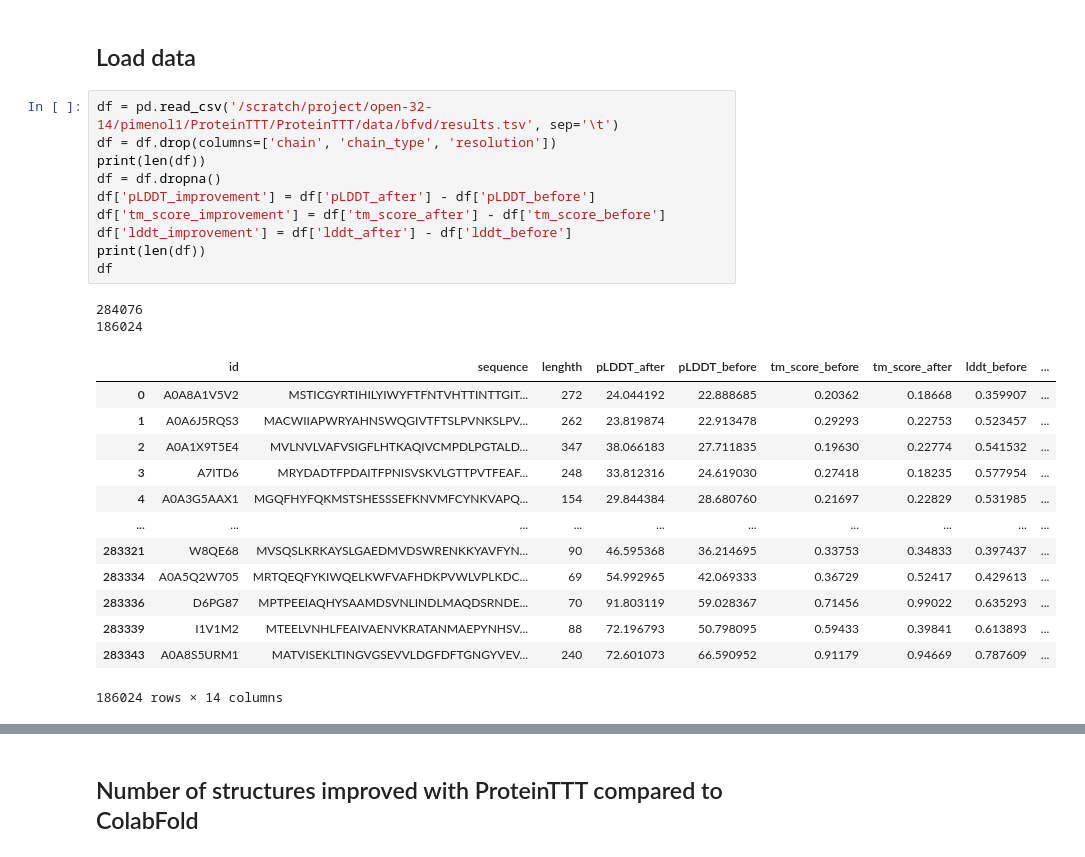
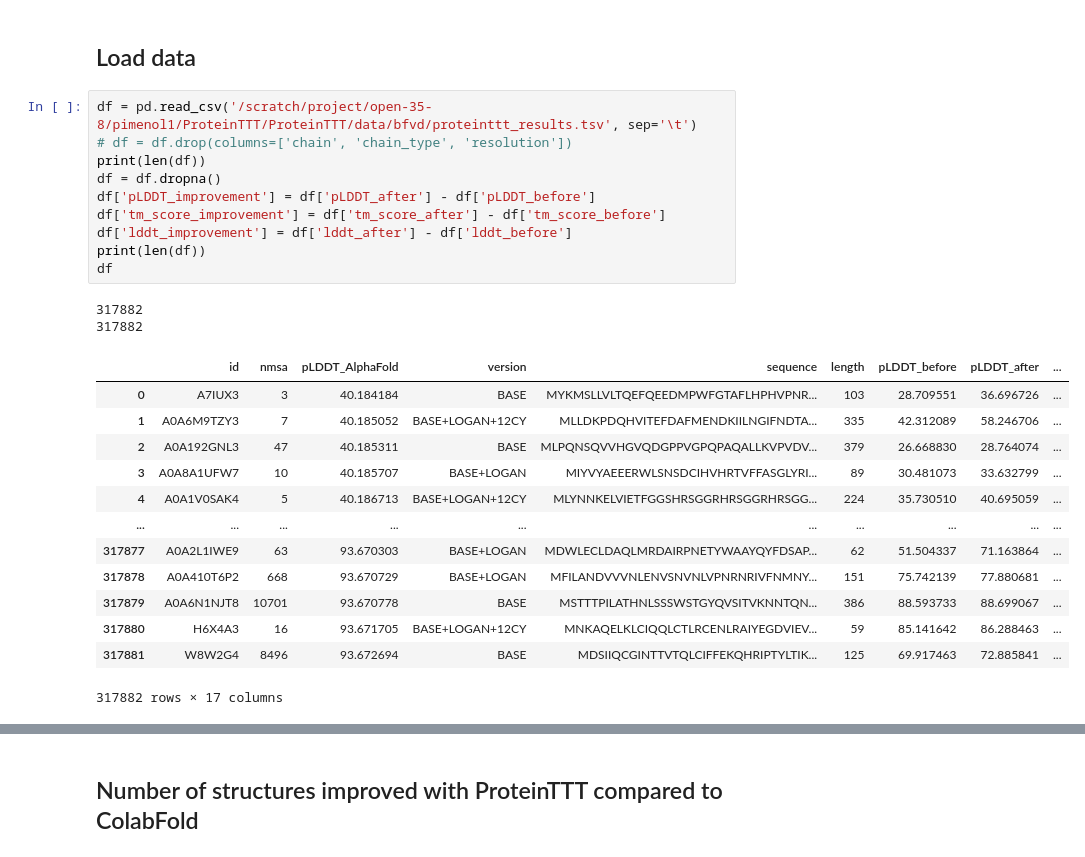
Before and after one commit to roman-bushuiev/ProteinTTT, a Jupyter notebook: notebooks/bfvd_analysis.ipynb, the cells around one changed output, grey strips where cells are left out. Saved outputs shown, nothing was run; the diff lists cells and outputs as text.

```diff
--- a/notebooks/bfvd_analysis.ipynb
+++ b/notebooks/bfvd_analysis.ipynb
@@ -25,29 +25,29 @@ custom_cmap = mpl.colors.LinearSegmentedColormap.from_list('custom', palette)
 # %% [markdown]
 ## Load data
 # %%
-df = pd.read_csv('/scratch/project/open-32-14/pimenol1/ProteinTTT/ProteinTTT/data/bfvd/results.tsv', sep='\t')
-df = df.drop(columns=['chain', 'chain_type', 'resolution'])
+df = pd.read_csv('/scratch/project/open-35-8/pimenol1/ProteinTTT/ProteinTTT/data/bfvd/proteinttt_results.tsv', sep='\t')
+# df = df.drop(columns=['chain', 'chain_type', 'resolution'])
 print(len(df))
 df = df.dropna()
 df['pLDDT_improvement'] = df['pLDDT_after'] - df['pLDDT_before']
 df['tm_score_improvement'] = df['tm_score_after'] - df['tm_score_before']
 df['lddt_improvement'] = df['lddt_after'] - df['lddt_before']
 print(len(df))
 df
 # %% [output]
-284076
-186024
+317882
+317882
-|  | id | sequence | lenghth | pLDDT_after | pLDDT_before | tm_score_before | tm_score_after | lddt_before | ... |
-| 0 | A0A8A1V5V2 | MSTICGYRTIHILYIWYFTFNTVHTTINTTGIT... | 272 | 24.044192 | 22.888685 | 0.20362 | 0.18668 | 0.359907 | ... |
-| 1 | A0A6J5RQS3 | MACWIIAPWRYAHNSWQGIVTFTSLPVNKSLPV... | 262 | 23.819874 | 22.913478 | 0.29293 | 0.22753 | 0.523457 | ... |
-| 2 | A0A1X9T5E4 | MVLNVLVAFVSIGFLHTKAQIVCMPDLPGTALD... | 347 | 38.066183 | 27.711835 | 0.19630 | 0.22774 | 0.541532 | ... |
-| 3 | A7ITD6 | MRYDADTFPDAITFPNISVSKVLGTTPVTFEAF... | 248 | 33.812316 | 24.619030 | 0.27418 | 0.18235 | 0.577954 | ... |
-| 4 | A0A3G5AAX1 | MGQFHYFQKMSTSHESSSEFKNVMFCYNKVAPQ... | 154 | 29.844384 | 28.680760 | 0.21697 | 0.22829 | 0.531985 | ... |
+|  | id | nmsa | pLDDT_AlphaFold | version | sequence | length | pLDDT_before | pLDDT_after | ... |
+| 0 | A7IUX3 | 3 | 40.184184 | BASE | MYKMSLLVLTQEFQEEDMPWFGTAFLHPHVPNR... | 103 | 28.709551 | 36.696726 | ... |
+| 1 | A0A6M9TZY3 | 7 | 40.185052 | BASE+LOGAN+12CY | MLLDKPDQHVITEFDAFMENDKIILNGIFNDTA... | 335 | 42.312089 | 58.246706 | ... |
+| 2 | A0A192GNL3 | 47 | 40.185311 | BASE | MLPQNSQVVHGVQDGPPVGPQPAQALLKVPVDV... | 379 | 26.668830 | 28.764074 | ... |
+| 3 | A0A8A1UFW7 | 10 | 40.185707 | BASE+LOGAN | MIYVYAEEERWLSNSDCIHVHRTVFFASGLYRI... | 89 | 30.481073 | 33.632799 | ... |
+| 4 | A0A1V0SAK4 | 5 | 40.186713 | BASE+LOGAN+12CY | MLYNNKELVIETFGGSHRSGGRHRSGGRHRSGG... | 224 | 35.730510 | 40.695059 | ... |
 | ... | ... | ... | ... | ... | ... | ... | ... | ... | ... |
-| 283321 | W8QE68 | MVSQSLKRKAYSLGAEDMVDSWRENKKYAVFYN... | 90 | 46.595368 | 36.214695 | 0.33753 | 0.34833 | 0.397437 | ... |
-| 283334 | A0A5Q2W705 | MRTQEQFYKIWQELKWFVAFHDKPVWLVPLKDC... | 69 | 54.992965 | 42.069333 | 0.36729 | 0.52417 | 0.429613 | ... |
-| 283336 | D6PG87 | MPTPEEIAQHYSAAMDSVNLINDLMAQDSRNDE... | 70 | 91.803119 | 59.028367 | 0.71456 | 0.99022 | 0.635293 | ... |
-| 283339 | I1V1M2 | MTEELVNHLFEAIVAENVKRATANMAEPYNHSV... | 88 | 72.196793 | 50.798095 | 0.59433 | 0.39841 | 0.613893 | ... |
-| 283343 | A0A8S5URM1 | MATVISEKLTINGVGSEVVLDGFDFTGNGYVEV... | 240 | 72.601073 | 66.590952 | 0.91179 | 0.94669 | 0.787609 | ... |
+| 317877 | A0A2L1IWE9 | 63 | 93.670303 | BASE+LOGAN | MDWLECLDAQLMRDAIRPNETYWAAYQYFDSAP... | 62 | 51.504337 | 71.163864 | ... |
+| 317878 | A0A410T6P2 | 668 | 93.670729 | BASE+LOGAN | MFILANDVVVNLENVSNVNLVPNRNRIVFNMNY... | 151 | 75.742139 | 77.880681 | ... |
+| 317879 | A0A6N1NJT8 | 10701 | 93.670778 | BASE | MSTTTPILATHNLSSSWSTGYQVSITVKNNTQN... | 386 | 88.593733 | 88.699067 | ... |
+| 317880 | H6X4A3 | 16 | 93.671705 | BASE+LOGAN+12CY | MNKAQELKLCIQQLCTLRCENLRAIYEGDVIEV... | 59 | 85.141642 | 86.288463 | ... |
+| 317881 | W8W2G4 | 8496 | 93.672694 | BASE | MDSIIQCGINTTVTQLCIFFEKQHRIPTYLTIK... | 125 | 69.917463 | 72.885841 | ... |
-186024 rows × 14 columns
+317882 rows × 17 columns
 # %%
```
Also changed, not shown: parts of 15 cells of this notebook.
